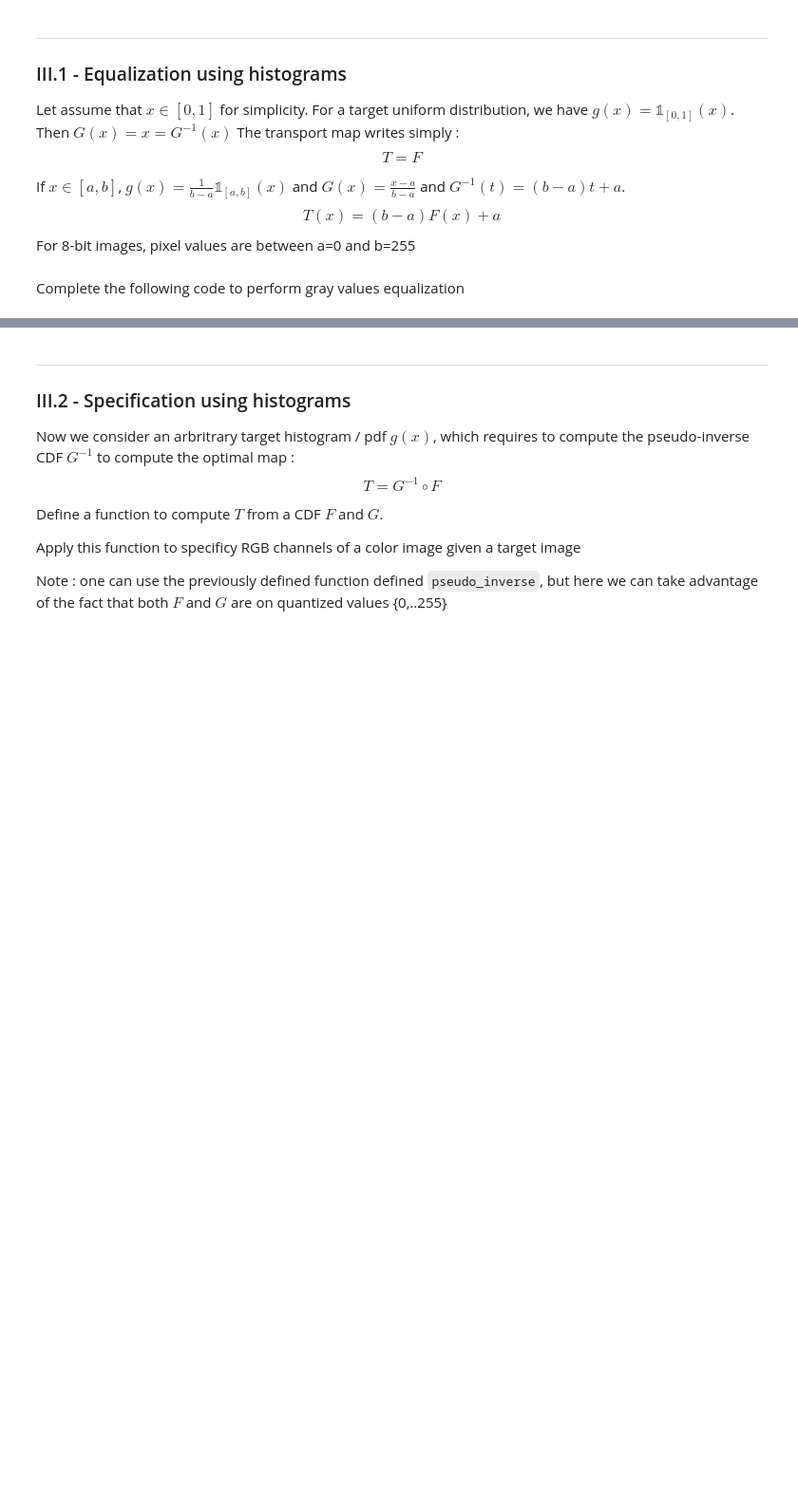
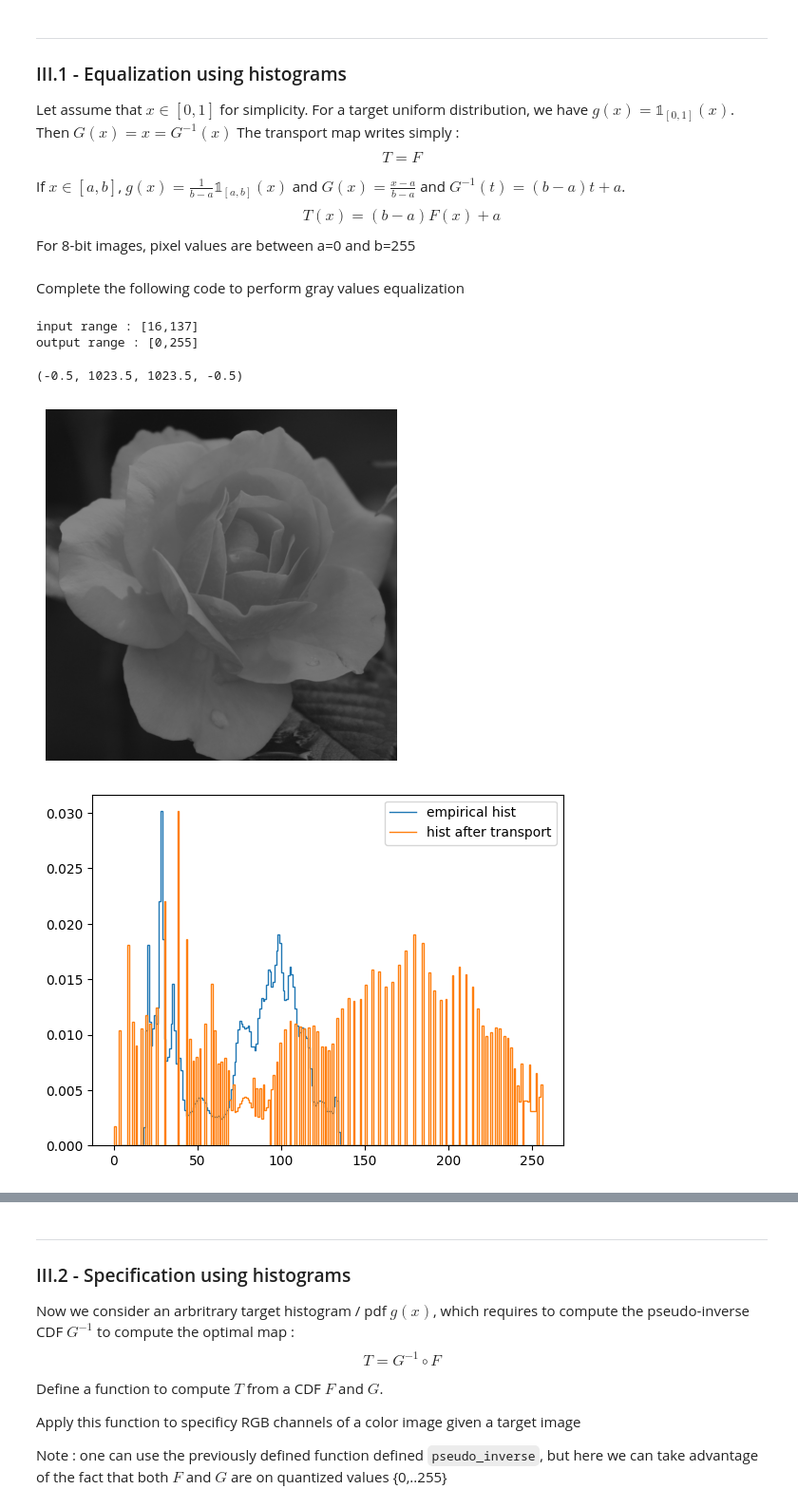
Before and after one commit to ViniciusGN/Kaggle-AI-Studies, a Jupyter notebook: 06. Optimal Transport/TP_1_OT_1D_2025.ipynb, the cells around one changed output, grey strips where cells are left out. Shown at 95% size. Drawn from its saved outputs; the diff is of its cells as text; code cells hidden in the pictures; blank space fills up the shorter version.

```diff
--- a/06. Optimal Transport/TP_1_OT_1D_2025.ipynb
+++ b/06. Optimal Transport/TP_1_OT_1D_2025.ipynb
@@ -1193,39 +1372,53 @@ H,W,C = im0.shape
 print(f"input range : [{im0.min()},{im0.max()}]")
 
 fig, ax = plt.subplots()
 plt.imshow(im0,cmap='gray')
 plt.axis('off')
 
-im = im0[:,:,0].copy() # select only one channel
-X = im.reshape(-1) # 1D point cloud
-bins = np.arange(257) # 0 to 256
-f = ... # histogram (pdf)
-F = ... # cumulative probability functio (CDF)
+im = im0[:, :, 0].copy()          # select only one channel
+X = im.reshape(-1).astype(int)    # 1D point cloud (quantized values in {0,...,255})
+bins = np.arange(257)             # 0 to 256 (257 edges)
+
+# histogram (pdf) and CDF
+counts, _ = np.histogram(X, bins=bins, density=False)
+f = counts / counts.sum()                     # empirical pdf on {0,...,255}
+F = np.cumsum(f)                              # empirical CDF in [0,1]
 
 fig0, ax0 = plt.subplots()
 fig1, ax1 = plt.subplots()
 ax0.stairs(f,bins,label="empirical hist")
 ax1.stairs(F,bins,label="empirical rep. fun.")
 
 # define transport map from F
-T = ...
+a, b = 0, 255
+levels = np.arange(256)                       # x = 0,...,255
+T = (b - a) * F + a                           # T evaluated at each level (size 256)
 # apply transport map (on already quantized pixel values) X
-Y = ...
+Y = T[X]                                      # push-forward of pixels (still float)
+Y = np.round(Y).astype(int)
+Y = np.clip(Y, a, b)
 
 # for visualisation : compute the histogram g and CDF G
-g = ...
-G = ...
+counts_y, _ = np.histogram(Y, bins=bins, density=False)
+g = counts_y / counts_y.sum()
+G = np.cumsum(g)
 
 ax0.stairs(g,bins,label="hist after transport")
 ax0.legend()
 ax1.stairs(G,bins,label="empirical rep. fun. after transport")
 ax1.legend()
 
 # reshape Y as an image
 im = Y.reshape(H,W,1)
 im = np.repeat(im, 3, axis=2)
 print(f"output range : [{im.min()},{im.max()}]")
 
 fig, ax = plt.subplots()
 plt.imshow(im/255,cmap='gray')  # /255 because float image should be in [0,1]
 plt.axis('off')
+# %% [output]
+input range : [16,137]
+output range : [0,255]
+(-0.5, 1023.5, 1023.5, -0.5)
+[figure, added]
+[figure, added]
```
Also changed, not shown: parts of 14 cells of this notebook, 11 other files.
